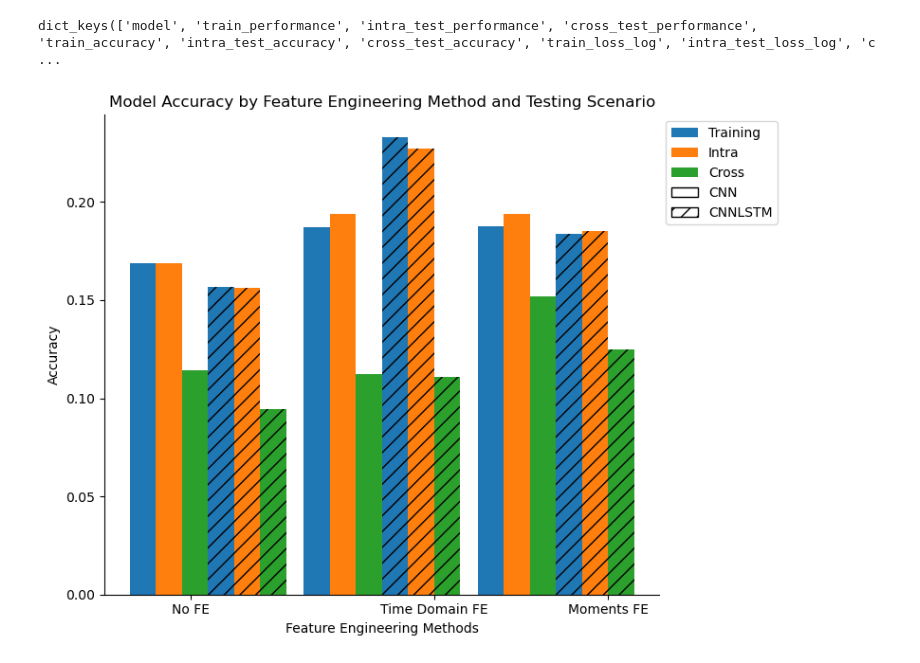
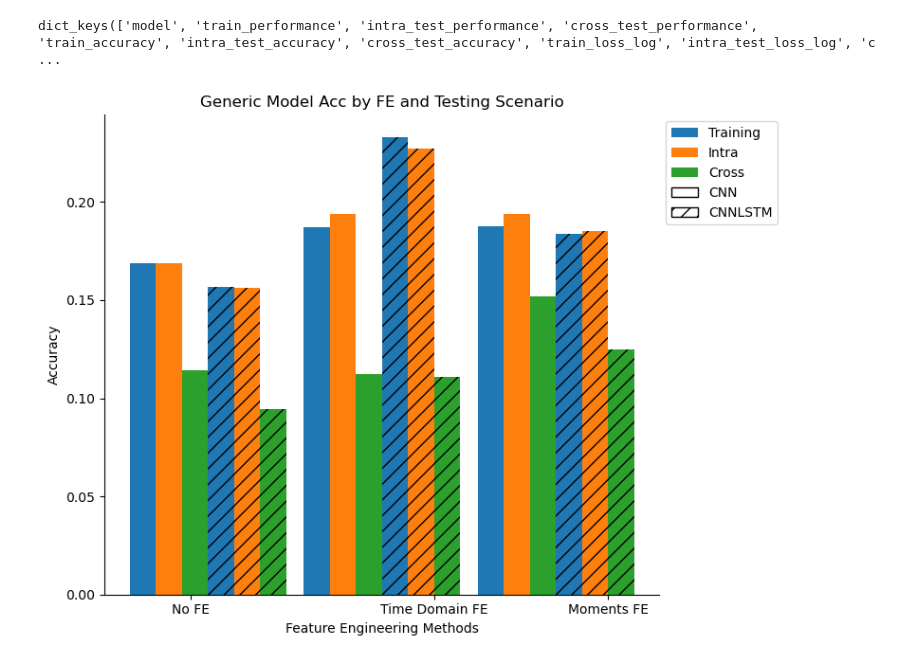
Before and after one commit to kdmalc/fl-gestures, a Jupyter notebook: April_25/103_FE_Study.ipynb, the cells around one changed output. Drawn from its saved outputs; the diff is of its cells as text; code cells hidden in the pictures.

```diff
--- a/April_25/103_FE_Study.ipynb
+++ b/April_25/103_FE_Study.ipynb
@@ -386,32 +386,32 @@ ax.bar(x_cnn_intra, cnn_intra, width, color=colors[1], hatch=hatches[0], label='
 ax.bar(x_cnn_cross, cnn_cross, width, color=colors[2], hatch=hatches[0], label='Cross')
 
 ax.bar(x_cnnlstm_train, cnnlstm_training, width, color=colors[0], hatch=hatches[1])
 ax.bar(x_cnnlstm_intra, cnnlstm_intra, width, color=colors[1], hatch=hatches[1])
 ax.bar(x_cnnlstm_cross, cnnlstm_cross, width, color=colors[2], hatch=hatches[1])
 
 # Formatting
 ax.set_xlabel('Feature Engineering Methods')
 ax.set_ylabel('Accuracy')
-ax.set_title('Model Accuracy by Feature Engineering Method and Testing Scenario')
+ax.set_title('Generic Model Acc by FE and Testing Scenario')
 ax.set_xticks(x_shifted)
 ax.set_xticklabels(labels)
 
 # Remove top and right spines
 ax.spines['top'].set_visible(False)
 ax.spines['right'].set_visible(False)
 
 # Custom Legend
 from matplotlib.patches import Patch
 legend_elements = [
     Patch(facecolor=colors[0], label='Training'),
     Patch(facecolor=colors[1], label='Intra'),
     Patch(facecolor=colors[2], label='Cross'),
     Patch(facecolor='white', hatch=hatches[0], label='CNN', edgecolor='black', linewidth=1),
     Patch(facecolor='white', hatch=hatches[1], label='CNNLSTM', edgecolor='black', linewidth=1)
 ]
 ax.legend(handles=legend_elements, loc='upper left', bbox_to_anchor=(1, 1))
 
 fig.tight_layout()
 plt.show()
 # %% [output]
-[figure, old version]
+[figure, new version]
```
Also changed, not shown: parts of 3 cells of this notebook.
